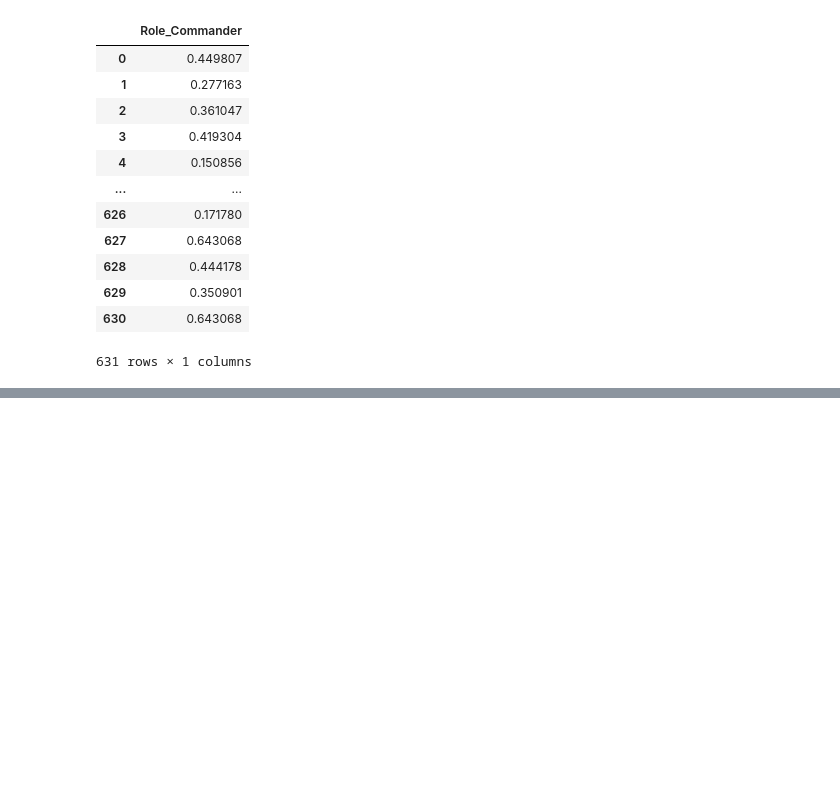
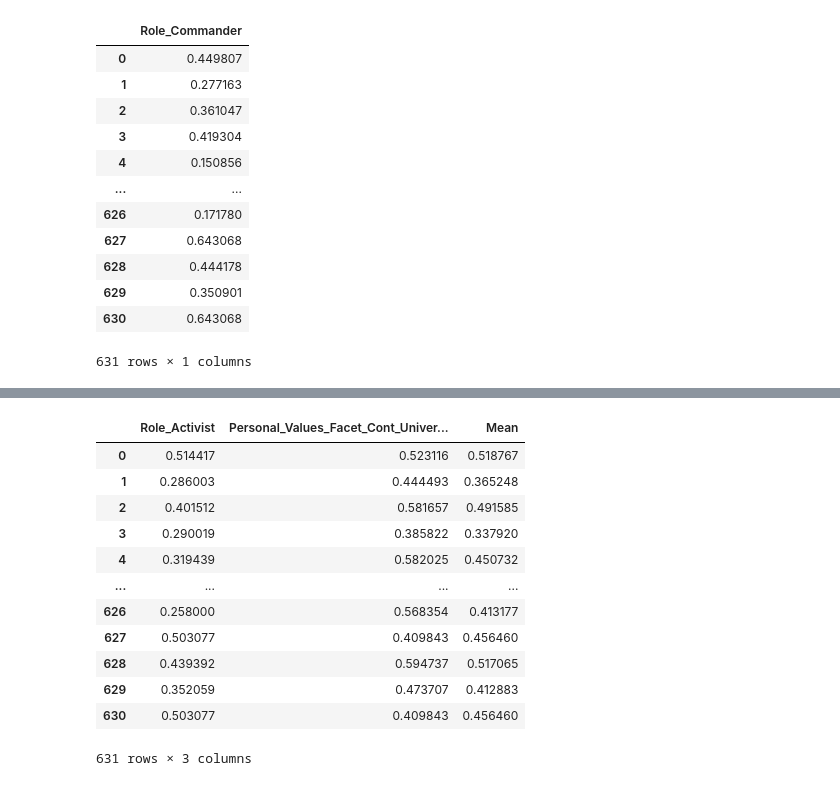
Before and after one commit to dindaslsbilla/coba, a Jupyter notebook: Untitled1.ipynb, the cells around one changed output, grey strips where cells are left out. Drawn from its saved outputs; the diff is of its cells as text; code cells hidden in the pictures; blank space fills up the shorter version.

Commit message:
add role activist to csv

```diff
--- a/Untitled1.ipynb
+++ b/Untitled1.ipynb
@@ -1188,0 +1208,25 @@ maingames_rolecommander.to_csv('maingames_rolecommander.csv')
+# %%
+roleactivist_df=pd.read_csv('maingames_roleactivist.csv')
+roleactivist_df.mean(axis=0)
+roleactivist_df.drop(columns=roleactivist_df.columns[0],
+        axis=1,
+        inplace=True)
+roleactivist_df.to_csv('maingames_roleactivist.csv',index="False")
+mean_row=roleactivist_df.mean(axis=1)
+roleactivist_df['Mean']=mean_row
+roleactivist_df.to_csv('maingames_roleactivist',index="False")
+roleactivist_df
+# %% [output]
+|  | Role_Activist | Personal_Values_Facet_Cont_Univer... | Mean |
+| 0 | 0.514417 | 0.523116 | 0.518767 |
+| 1 | 0.286003 | 0.444493 | 0.365248 |
+| 2 | 0.401512 | 0.581657 | 0.491585 |
+| 3 | 0.290019 | 0.385822 | 0.337920 |
+| 4 | 0.319439 | 0.582025 | 0.450732 |
+| ... | ... | ... | ... |
+| 626 | 0.258000 | 0.568354 | 0.413177 |
+| 627 | 0.503077 | 0.409843 | 0.456460 |
+| 628 | 0.439392 | 0.594737 | 0.517065 |
+| 629 | 0.352059 | 0.473707 | 0.412883 |
+| 630 | 0.503077 | 0.409843 | 0.456460 |
+631 rows × 3 columns
```
Also changed, not shown: parts of 2 cells of this notebook, 2 other files.
